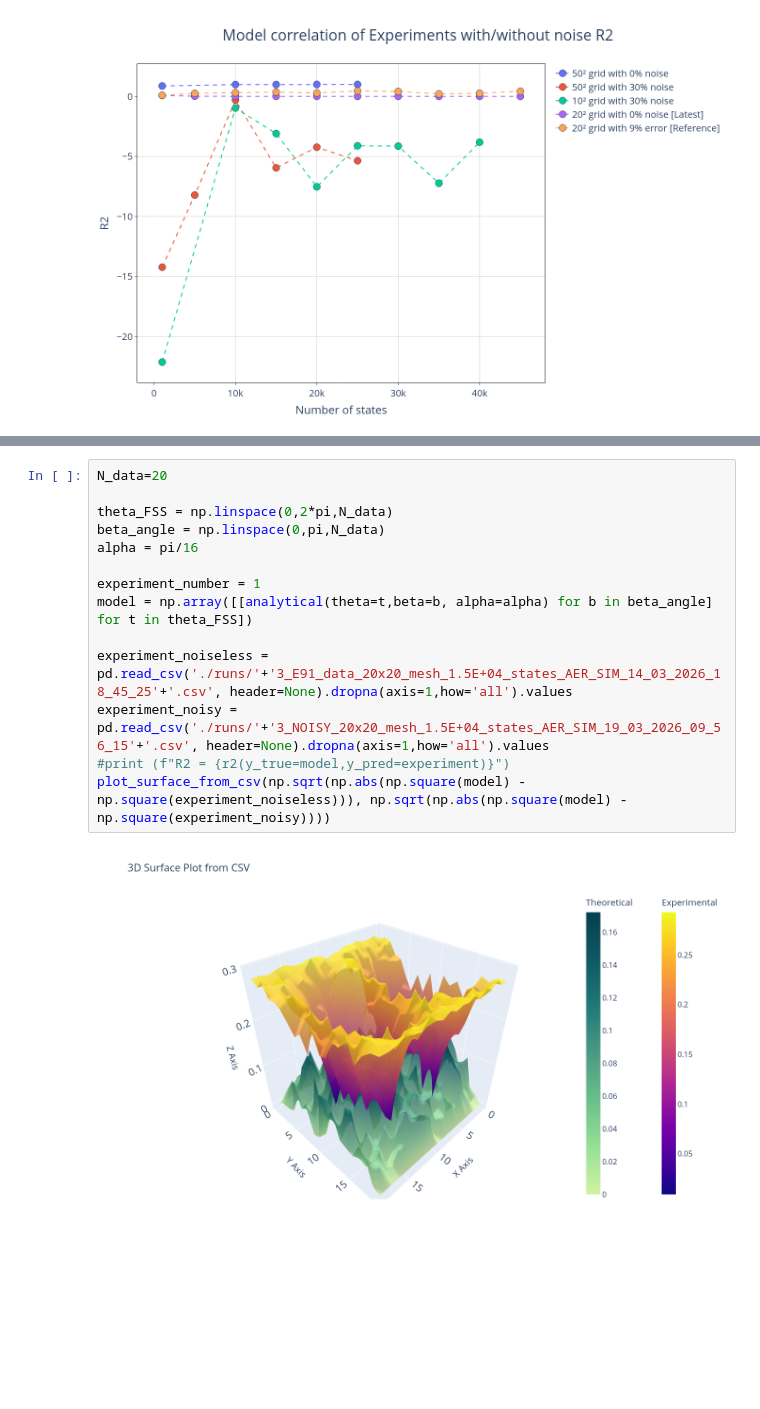
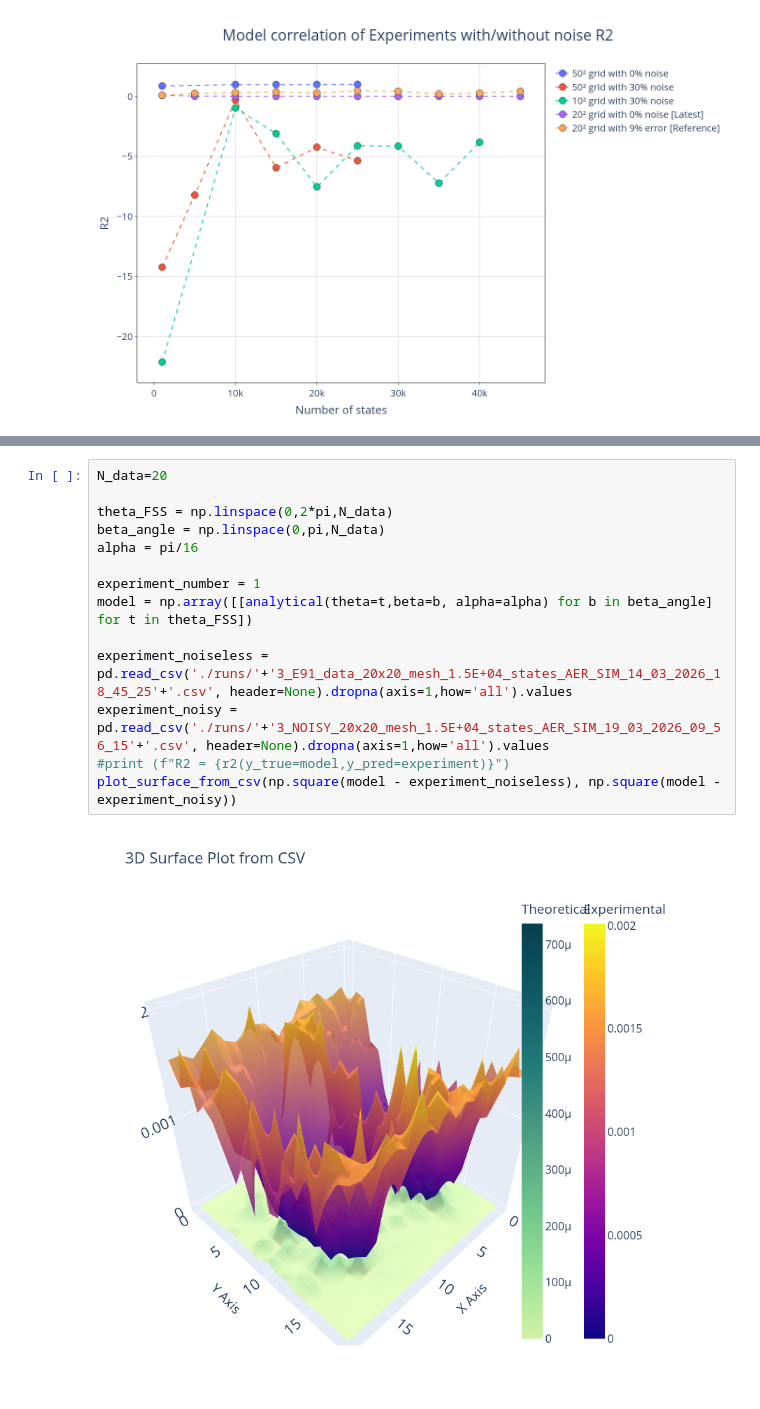
Before and after one commit to 4df31/QD-Biexciton-cascade-and-polarization-orientation-effect-on-QKD-protocol-E91, a Jupyter notebook: Plots.ipynb, the cells around one changed output, grey strips where cells are left out. Saved outputs shown, nothing was run; the diff lists cells and outputs as text; blank space fills up the shorter version.

Commit message:
updated Plots notebook with some info about the metrcis and mean values for a couple of simmulations

```diff
--- a/Plots.ipynb
+++ b/Plots.ipynb
@@ -679,19 +679,19 @@ fig.show()
 # %%
 N_data=20
 
 theta_FSS = np.linspace(0,2*pi,N_data)
 beta_angle = np.linspace(0,pi,N_data)
 alpha = pi/16
 
 experiment_number = 1
 model = np.array([[analytical(theta=t,beta=b, alpha=alpha) for b in beta_angle] for t in theta_FSS])
 
 experiment_noiseless = pd.read_csv('./runs/'+'3_E91_data_20x20_mesh_1.5E+04_states_AER_SIM_14_03_2026_18_45_25'+'.csv', header=None).dropna(axis=1,how='all').values
 experiment_noisy = pd.read_csv('./runs/'+'3_NOISY_20x20_mesh_1.5E+04_states_AER_SIM_19_03_2026_09_56_15'+'.csv', header=None).dropna(axis=1,how='all').values
 #print (f"R2 = {r2(y_true=model,y_pred=experiment)}")
-plot_surface_from_csv(np.sqrt(np.abs(np.square(model) - np.square(experiment_noiseless))), np.sqrt(np.abs(np.square(model) - np.square(experiment_noisy))))
+plot_surface_from_csv(np.square(model - experiment_noiseless), np.square(model - experiment_noisy))
 # %% [output]
-[figure, old version]
+[figure, new version]
 # %%
 
 theta_FSS = np.linspace(0,2*pi,20)
```
Also changed, not shown: parts of 7 cells of this notebook.
